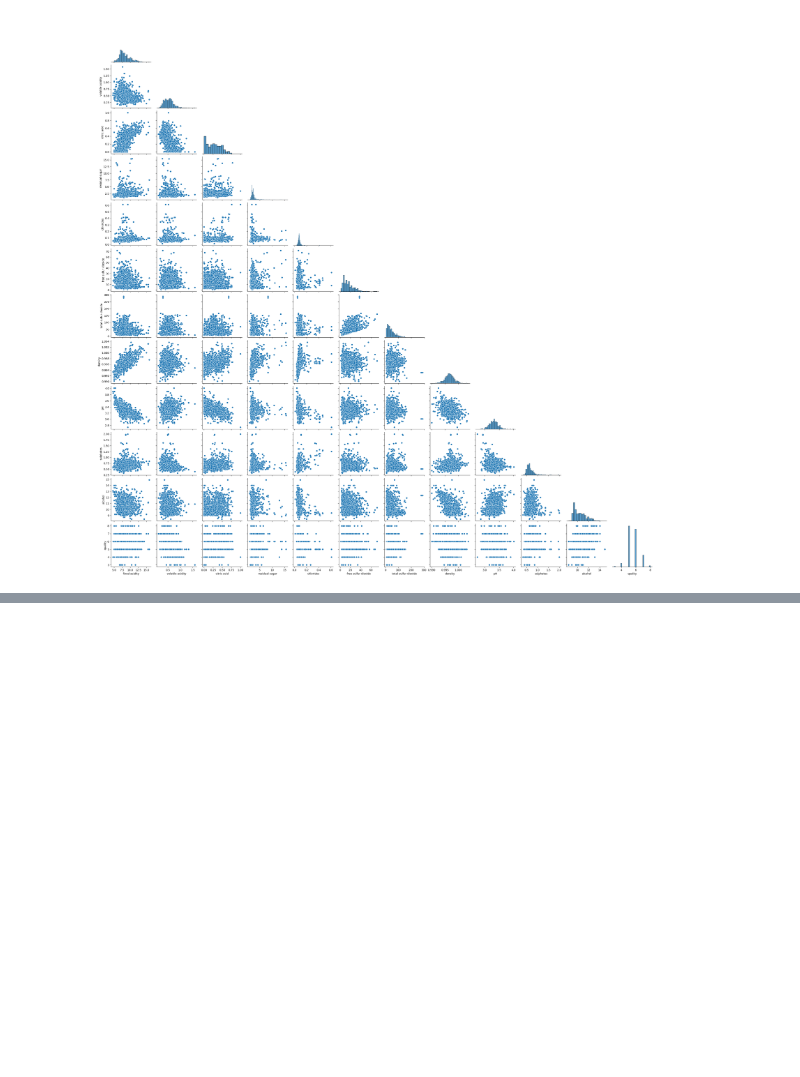
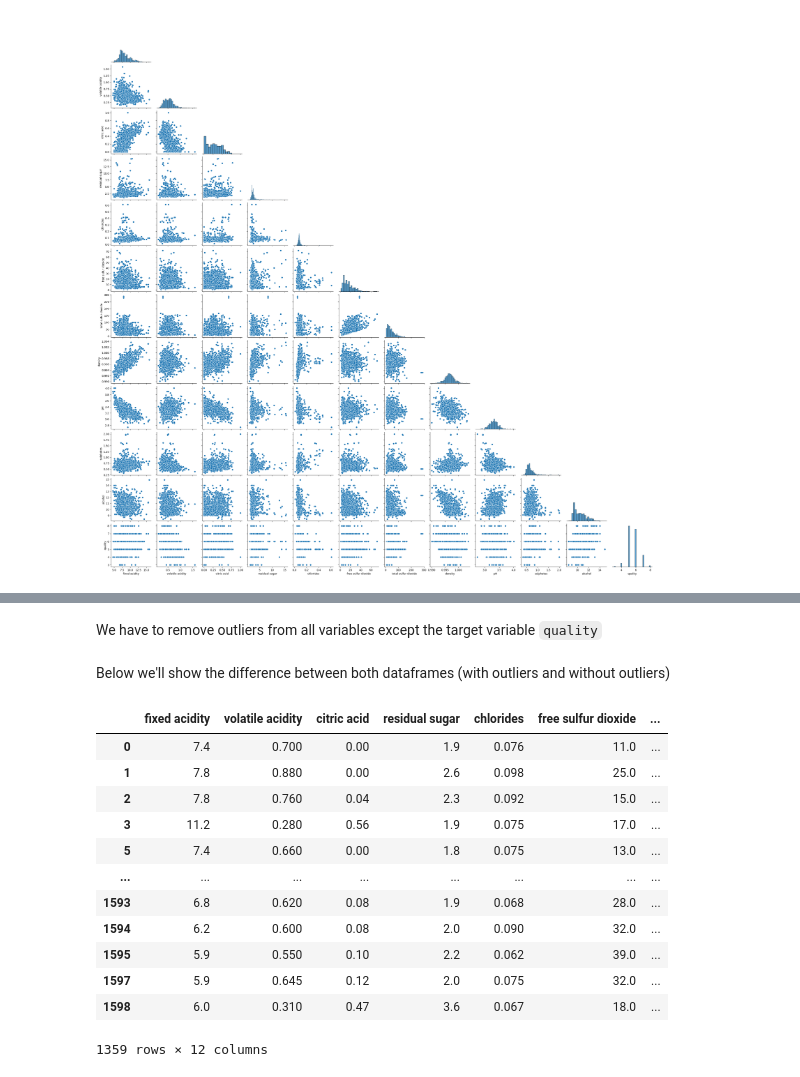
Before and after one commit to 4GeeksAcademy/danielpaez-dev-K-Nearest-Neighbours, a Jupyter notebook: src/explore.ipynb, the cells around one changed output, grey strips where cells are left out. Cells and saved outputs as stored; diff of their text form; code cells hidden in the pictures; blank space fills up the shorter version.

```diff
--- a/src/explore.ipynb
+++ b/src/explore.ipynb
@@ -374,0 +394,48 @@ sns.pairplot(data = total_data, corner=True)
+# %% [markdown]
+We have to remove outliers from all variables except the target variable `quality`
+# %%
+total_data_WITH_outliers = total_data.copy()
+
+total_data_WITHOUT_outliers = total_data.copy()
+
+def replace_outliers_from_column(column, df):
+  column_stats = df[column].describe()
+  column_iqr = column_stats["75%"] - column_stats["25%"]
+  upper_limit = column_stats["75%"] + 1.5 * column_iqr
+  lower_limit = column_stats["25%"] - 1.5 * column_iqr
+  if lower_limit < 0: lower_limit = min(df[column])
+  # Remove upper outliers
+  df[column] = df[column].apply(lambda x: (x if (x <= upper_limit) else upper_limit) if not pd.isna(x) else np.nan)
+  # Remove lower outliers
+  df[column] = df[column].apply(lambda x: (x if (x >= lower_limit) else lower_limit) if not pd.isna(x) else np.nan)
+  return df.copy(), {"lower_limit": lower_limit, "upper_limit": upper_limit}
+
+outliers_dict = {}
+
+output_dir = os.path.join('outliers_lims')
+os.makedirs(output_dir, exist_ok=True)
+
+for column in total_data.columns:
+  total_data_WITHOUT_outliers, limit_list = replace_outliers_from_column(column, total_data_WITHOUT_outliers)
+  outliers_dict[column] = limit_list
+  filename_outliers = f'./outliers_lims/{column}.json'
+  with open(filename_outliers, "w") as f:
+        json.dump(limit_list, f, indent=4)
+# %% [markdown]
+Below we'll show the difference between both dataframes (with outliers and without outliers)
+# %%
+total_data_WITHOUT_outliers
+# %% [output]
+|  | fixed acidity | volatile acidity | citric acid | residual sugar | chlorides | free sulfur dioxide | ... |
+| 0 | 7.4 | 0.700 | 0.00 | 1.9 | 0.076 | 11.0 | ... |
+| 1 | 7.8 | 0.880 | 0.00 | 2.6 | 0.098 | 25.0 | ... |
+| 2 | 7.8 | 0.760 | 0.04 | 2.3 | 0.092 | 15.0 | ... |
+| 3 | 11.2 | 0.280 | 0.56 | 1.9 | 0.075 | 17.0 | ... |
+| 5 | 7.4 | 0.660 | 0.00 | 1.8 | 0.075 | 13.0 | ... |
+| ... | ... | ... | ... | ... | ... | ... | ... |
+| 1593 | 6.8 | 0.620 | 0.08 | 1.9 | 0.068 | 28.0 | ... |
+| 1594 | 6.2 | 0.600 | 0.08 | 2.0 | 0.090 | 32.0 | ... |
+| 1595 | 5.9 | 0.550 | 0.10 | 2.2 | 0.062 | 39.0 | ... |
+| 1597 | 5.9 | 0.645 | 0.12 | 2.0 | 0.075 | 32.0 | ... |
+| 1598 | 6.0 | 0.310 | 0.47 | 3.6 | 0.067 | 18.0 | ... |
+1359 rows × 12 columns
```
Also changed, not shown: parts of 13 cells of this notebook, 18 other files.
